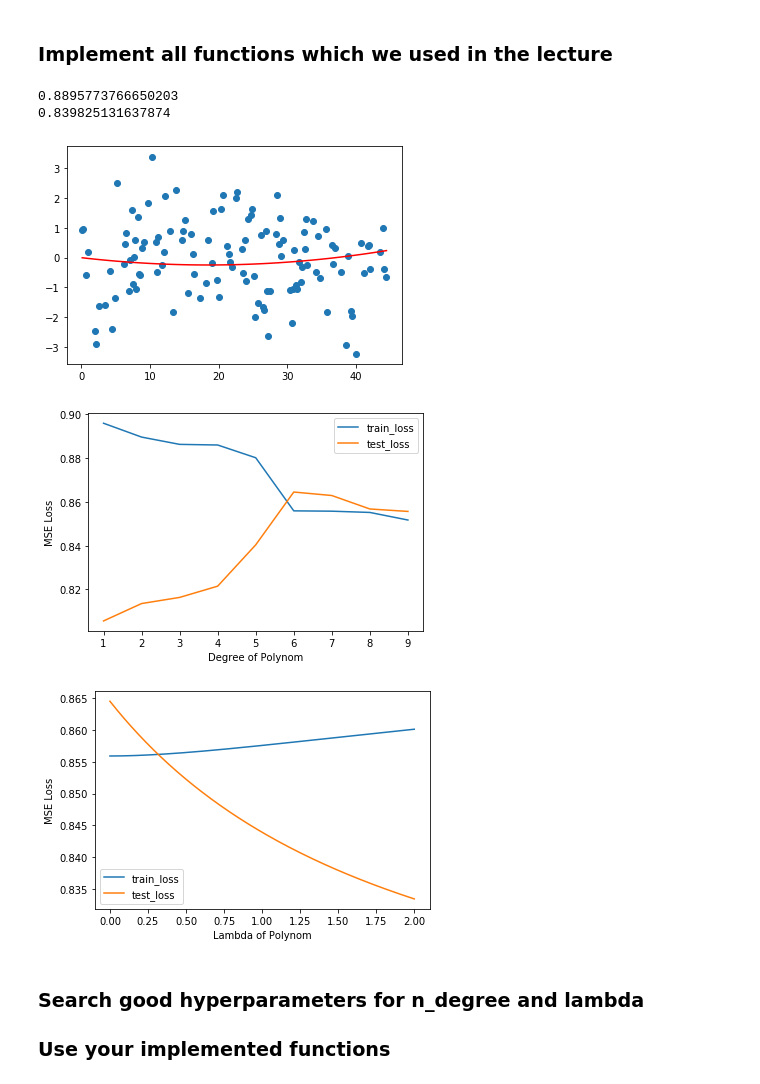
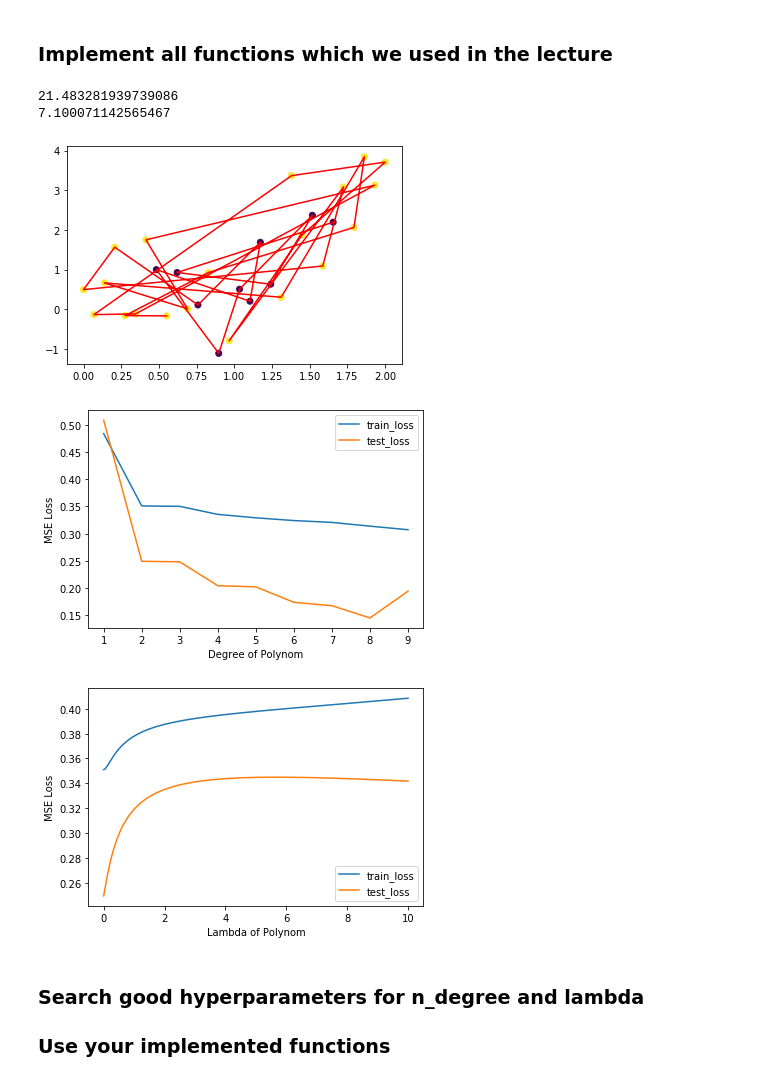
Before and after one commit to hakobian4/Machine_Learning, a Jupyter notebook: Supervised/Polynomial_Regression_Homework.ipynb, the cells around one changed output. Drawn from its saved outputs; the diff is of its cells as text; code cells hidden in the pictures.

Commit message:
Polynomial Regression

```diff
--- a/Supervised/Polynomial_Regression_Homework.ipynb
+++ b/Supervised/Polynomial_Regression_Homework.ipynb
@@ -30,3 +34,26 @@ X_train, X_test, Y_train, Y_test = train_test_split(X, Y, test_size = 0.4, rando
+# %%
+
+
+#setup h_params
+SEED = 42
+X_MIN = 0
+X_MAX = 2
+N = 30
+MEAN = 0
+STD = 1
+
+#setup random seed
+np.random.seed(SEED)
+
+#generate dataset
+X = np.linspace(X_MIN, X_MAX, N)
+Y_line = X**2
+Y = Y_line + np.random.normal(MEAN,STD,N)
+
+X = X.reshape(-1,1)
+Y = Y.reshape(-1,1)
+
+X_train, X_test, Y_train, Y_test = train_test_split(X, Y, test_size=0.33, random_state=58)
 # %%
 class PolynomialRegression:
     """Polynomial Regression with regularization(ridge)"""
@@ -54,7 +81,7 @@ class PolynomialRegression:
 
         if self.lambda_ == None:
             reg = 0
-        else: reg = self.lambda_ * np.eye(len(X_[0]))
+        else: reg = self.lambda_ * np.eye(len(X_))
 
         self.bettas = np.dot(np.dot(np.linalg.inv(np.dot(np.transpose(X_), X_) + reg), np.transpose(X_)), Y)
 
@@ -108,12 +135,23 @@ def plot_polinomial_regression(X_train, Y_train, X_test, Y_test, n_degree=2, lam
     """
     model = PolynomialRegression(n_degree)
     model.fit(X_train, Y_train)
-    X_test= np.sort(X_test, axis=0)
+    #X_test= np.sort(X_test, axis=0)
     print(model.loss(X_train, Y_train))
     print(model.loss(X_test, Y_test))
     Y_pred = model.predict(X_test)
-    plt.scatter(X_test, Y_test)
-    plt.plot(X_test, Y_pred, color='r')
+    X = np.concatenate((X_train,X_test),axis=0)
+    Y = np.concatenate((Y_train,Y_test),axis=0)
+    train_test_ind = np.array([1 if i < X_train.shape[0] else 0 for i in range(X.shape[0])])
+    plt.scatter(X.reshape(-1,1), Y.reshape(-1,1),c = train_test_ind.reshape(-1,1))
+    plt.plot(X, Y, color='r')
+
+    #fig = plt.figure(figsize=(12,8))
+    #plt.plot(X_test,Y_line,"r")
+    #X = np.concatenate((X_train,X_test),axis=0)
+    #Y = np.concatenate((Y_train,Y_test),axis=0)
+    #train_test_ind = np.array([1 if i < X_train.shape[0] else 0 for i in range(X.shape[0])])
+    #plt.scatter(X.reshape(-1,1), Y.reshape(-1,1),c = train_test_ind.reshape(-1,1))
+    #plt.title("Generated dataset");
 
 
 def plot_degree_vs_loss(X_train, Y_train, X_test, Y_test, range_= 10, lambda_ = None):
@@ -171,19 +209,19 @@ def plot_lambda_vs_loss(X_train, Y_train, X_test, Y_test, degree, lambda_range =
     plt.ylabel("MSE Loss")
     plt.legend(loc = 0)
 # %%
-plot_polinomial_regression(X_train, Y_train, X_test, Y_test, n_degree = 2, lambda_ = None)
+plot_polinomial_regression(X_train, Y_train, X_test, Y_test, n_degree = 15, lambda_ = 0.3)
 # %% [output]
-0.8895773766650203
-0.839825131637874
+21.483281939739086
+7.100071142565467
-[figure, old version]
+[figure, new version]
 # %%
 plot_degree_vs_loss(X_train, Y_train, X_test, Y_test, range_ = 10, lambda_ = None)
 # %% [output]
-[figure, old version]
+[figure, new version]
 # %%
-plot_lambda_vs_loss(X_train, Y_train, X_test, Y_test, degree = 6, lambda_range = [0,2])
+plot_lambda_vs_loss(X_train, Y_train, X_test, Y_test, degree = 2, lambda_range = [0,10])
 # %% [output]
-[figure, old version]
+[figure, new version]
 # %% [markdown]
 ### Search good hyperparameters for n_degree and lambda
 ### Use your implemented functions
```
Also changed, not shown: parts of 2 cells of this notebook.
